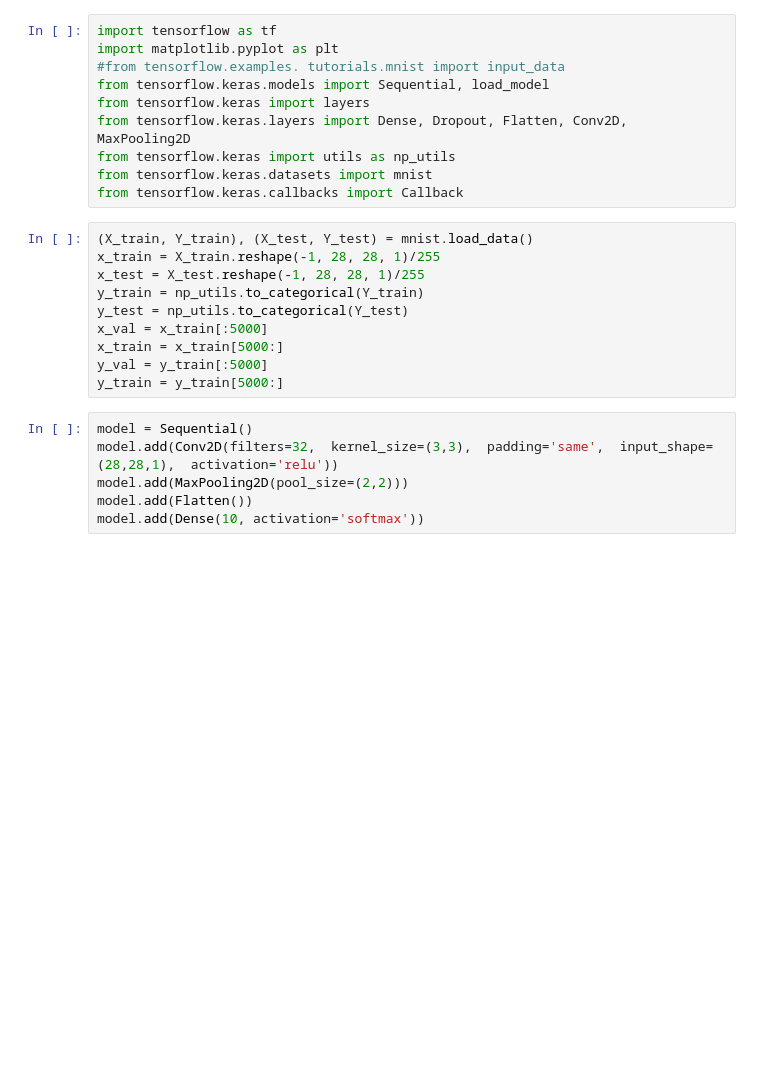
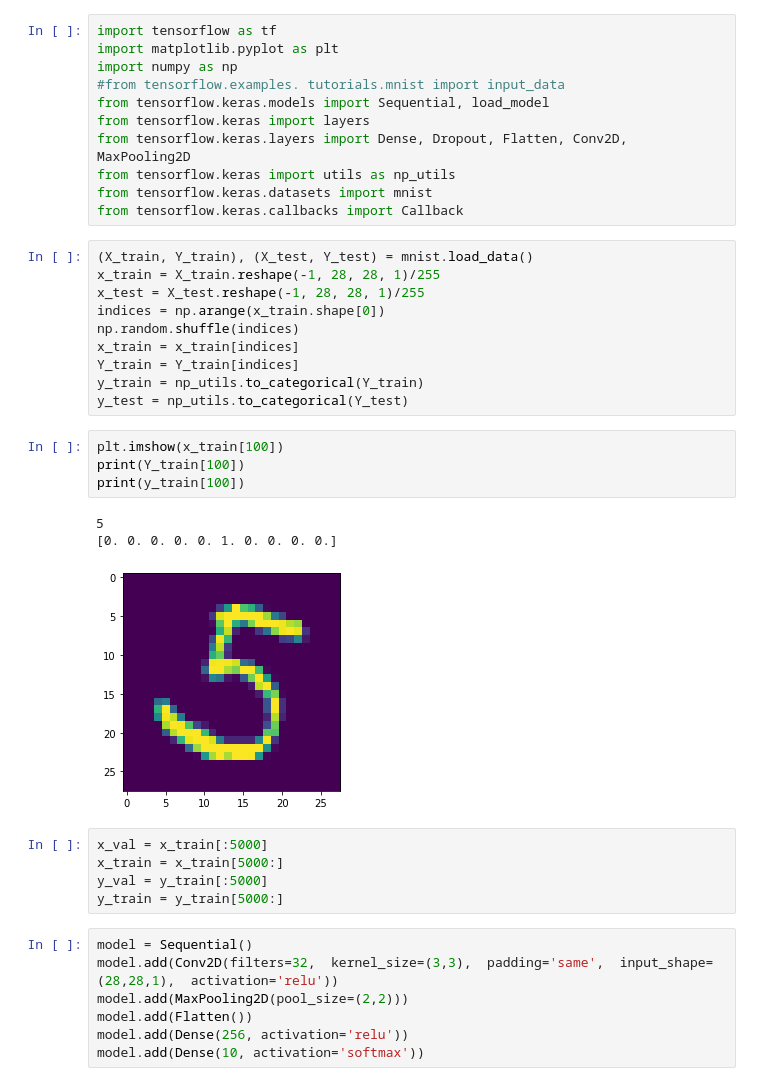
Before and after one commit to lovemachune/DeepLearning, a Jupyter notebook: Hw2/Hw2.ipynb, the cells around one changed output. Drawn from its saved outputs; the diff is of its cells as text; blank space fills up the shorter version.

```diff
--- a/Hw2/Hw2.ipynb
+++ b/Hw2/Hw2.ipynb
@@ -1,6 +1,7 @@
 # %%
 import tensorflow as tf
 import matplotlib.pyplot as plt
+import numpy as np
 #from tensorflow.examples. tutorials.mnist import input_data
 from tensorflow.keras.models import Sequential, load_model
 from tensorflow.keras import layers
@@ -12,17 +13,31 @@ from tensorflow.keras.callbacks import Callback
 (X_train, Y_train), (X_test, Y_test) = mnist.load_data()
 x_train = X_train.reshape(-1, 28, 28, 1)/255
 x_test = X_test.reshape(-1, 28, 28, 1)/255
+indices = np.arange(x_train.shape[0])
+np.random.shuffle(indices)
+x_train = x_train[indices]
+Y_train = Y_train[indices]
 y_train = np_utils.to_categorical(Y_train)
 y_test = np_utils.to_categorical(Y_test)
-x_val = x_train[:5000]
-x_train = x_train[5000:]
-y_val = y_train[:5000]
-y_train = y_train[5000:]
+# %%
+plt.imshow(x_train[100])
+print(Y_train[100])
+print(y_train[100])
+# %% [output]
+5
+[0. 0. 0. 0. 0. 1. 0. 0. 0. 0.]
+[figure, added]
+# %%
+x_val = x_train[:5000]
+x_train = x_train[5000:]
+y_val = y_train[:5000]
+y_train = y_train[5000:]
 # %%
 model = Sequential()
 model.add(Conv2D(filters=32,  kernel_size=(3,3),  padding='same',  input_shape=(28,28,1),  activation='relu'))
 model.add(MaxPooling2D(pool_size=(2,2)))
 model.add(Flatten())
+model.add(Dense(256, activation='relu'))
 model.add(Dense(10, activation='softmax'))
 # %%
 model.summary()
```
Also changed, not shown: parts of 8 cells of this notebook.
